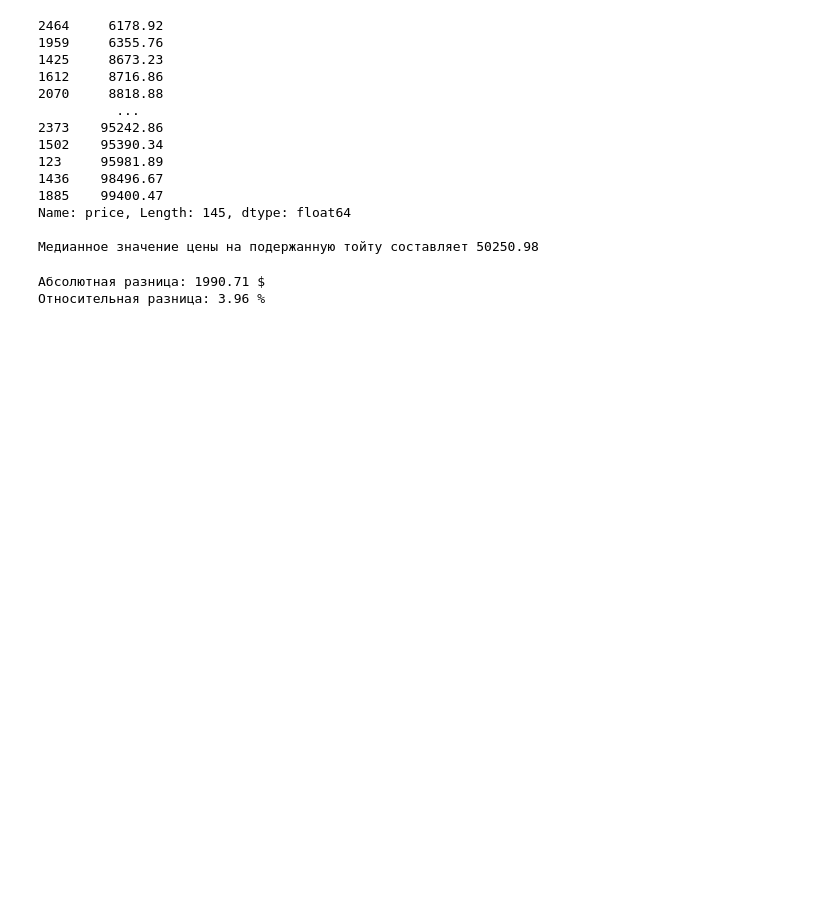
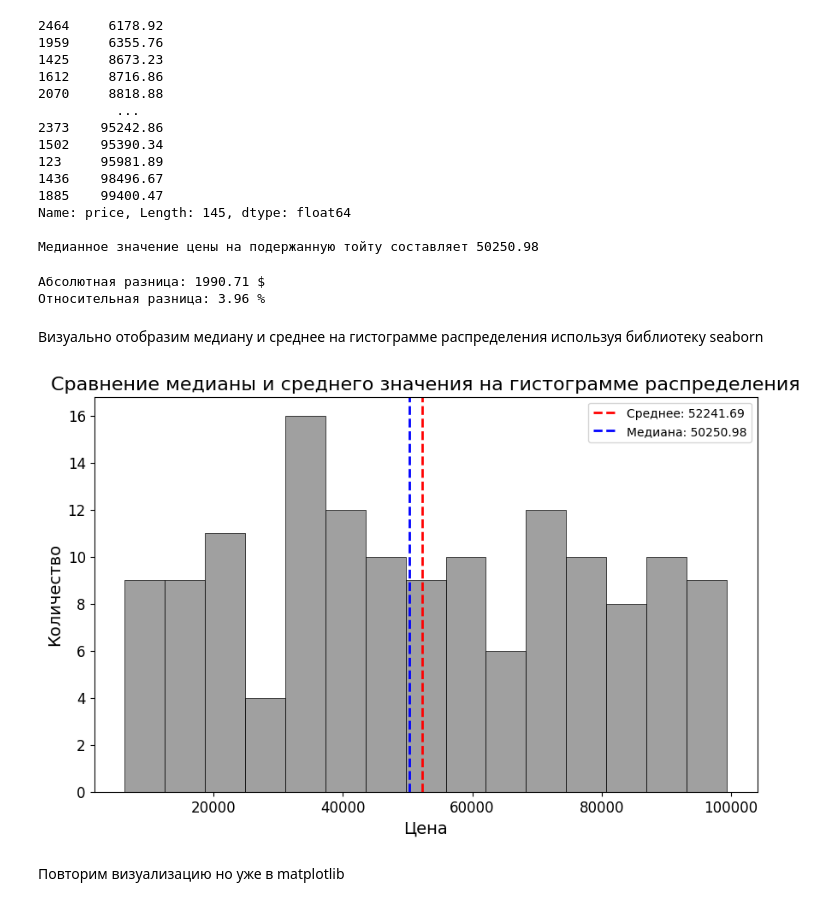
Before and after one commit to Korablinr54/Statistics, a Jupyter notebook: Основы статистики.ipynb, the cells around one changed output. Cells and saved outputs as stored; diff of their text form; code cells hidden in the pictures; blank space fills up the shorter version.

Commit message:
Сравнение медианы и среднего - 1, визуализация в seaborn

```diff
--- a/Основы статистики.ipynb
+++ b/Основы статистики.ipynb
@@ -237,3 +237,31 @@ print(f'Относительная разница: {((used_toyotas['price'].mean
 # %% [output]
 Абсолютная разница: 1990.71 $
 Относительная разница: 3.96 %
+# %% [markdown]
+Визуально отобразим медиану и среднее на гистограмме распределения используя библиотеку seaborn
+# %%
+plt.figure(figsize = (10,6))
+
+sns.histplot(data = used_toyotas,
+             x = 'price',
+             bins = 15,
+             color = 'grey',
+             linewidth = 0.5)
+
+mean = used_toyotas['price'].mean()
+median = used_toyotas['price'].median()
+plt.axvline(mean, color = 'red', linestyle = '--', linewidth = 2, label = f'Среднее: {mean:.2f}')
+plt.axvline(median, color = 'blue', linestyle = '--', linewidth = 2, label = f'Медиана: {median:.2f}')
+
+plt.title('Сравнение медианы и среднего значения на гистограмме распределения', fontsize = 16)
+plt.xlabel('Цена', fontsize = 14)
+plt.xticks(fontsize = 12)
+plt.ylabel('Количество', fontsize = 14)
+plt.yticks(fontsize = 12)
+plt.legend()
+
+plt.show()
+# %% [output]
+[figure, added]
+# %% [markdown]
+Повторим визуализацию но уже в matplotlib
```
